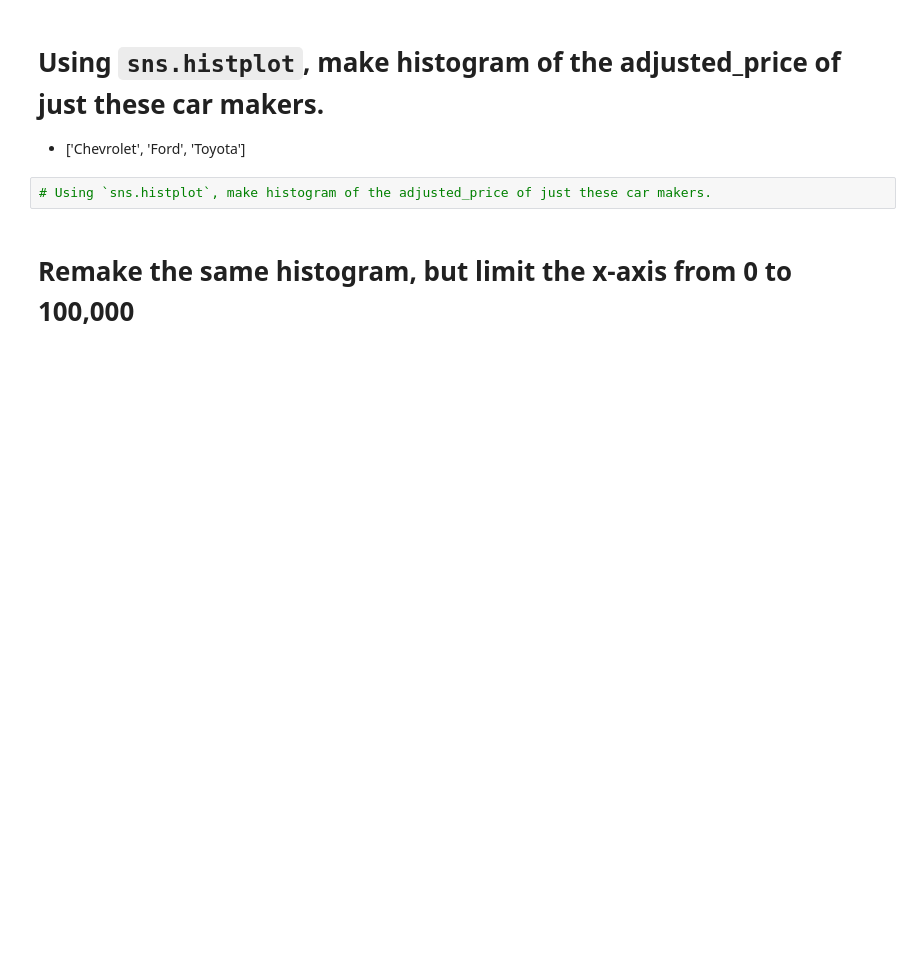
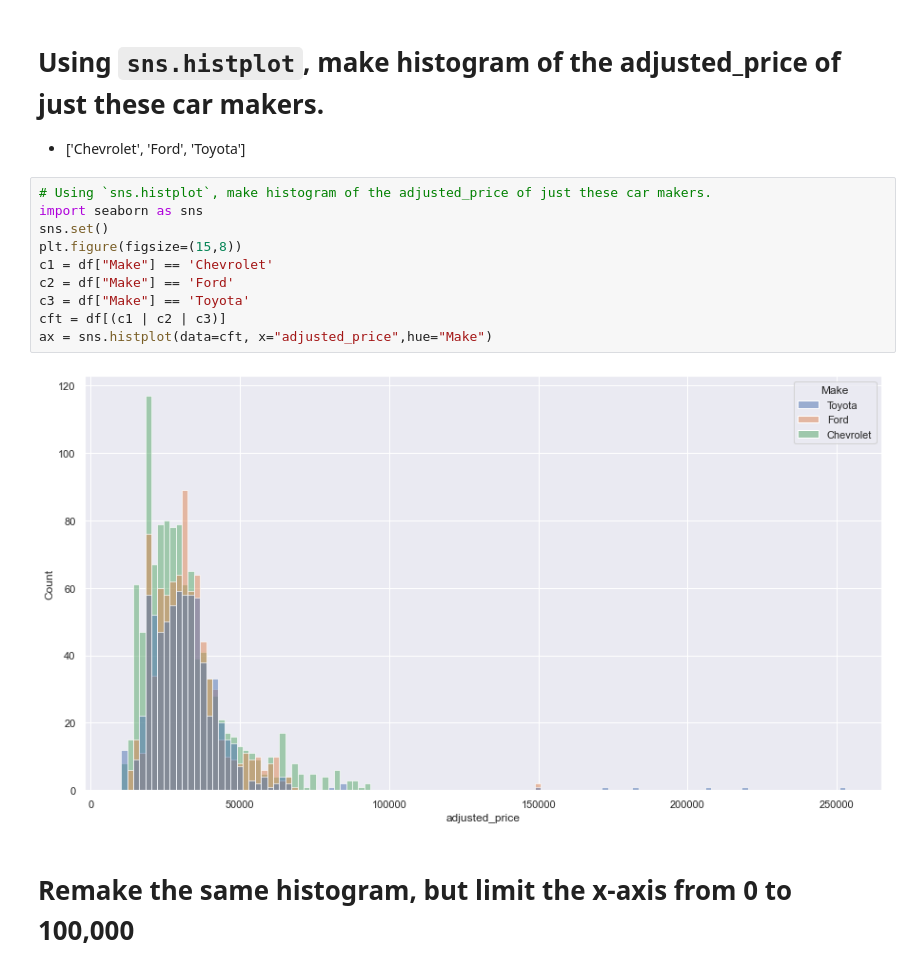
Before and after one commit to konstantinNovichenko/CTP-Data-Science-Fall-2020, a Jupyter notebook: Week2-EDA/Exercise-EDA.ipynb, the cells around one changed output. Saved outputs shown, nothing was run; the diff lists cells and outputs as text; blank space fills up the shorter version.

```diff
--- a/Week2-EDA/Exercise-EDA.ipynb
+++ b/Week2-EDA/Exercise-EDA.ipynb
@@ -124,8 +165,18 @@ every year before 2000 make it 10x the original MSRP.
 # %% [markdown]
 # Using `sns.histplot`, make histogram of the adjusted_price of just these car makers.
 * ['Chevrolet', 'Ford', 'Toyota']
-# %%
-# Using `sns.histplot`, make histogram of the adjusted_price of just these car makers.
+# %%
+# Using `sns.histplot`, make histogram of the adjusted_price of just these car makers.
+import seaborn as sns
+sns.set()
+plt.figure(figsize=(15,8))
+c1 = df["Make"] == 'Chevrolet'
+c2 = df["Make"] == 'Ford'
+c3 = df["Make"] == 'Toyota'
+cft = df[(c1 | c2 | c3)]
+ax = sns.histplot(data=cft, x="adjusted_price",hue="Make")
+# %% [output]
+[figure, added]
 # %% [markdown]
 # Remake the same histogram, but limit the x-axis from 0 to 100,000
 # %%
```
Also changed, not shown: parts of 19 cells of this notebook, 1 other file.
